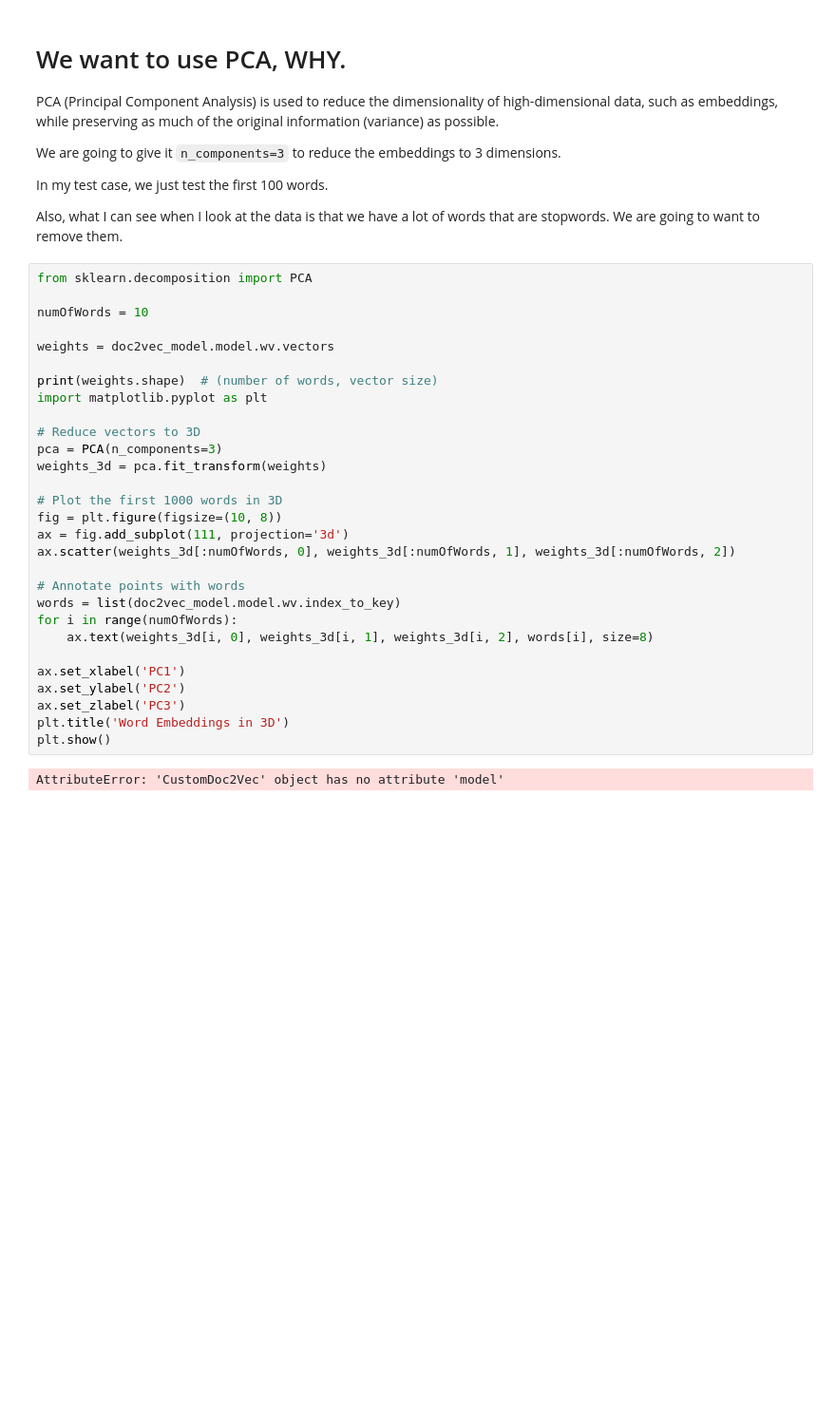
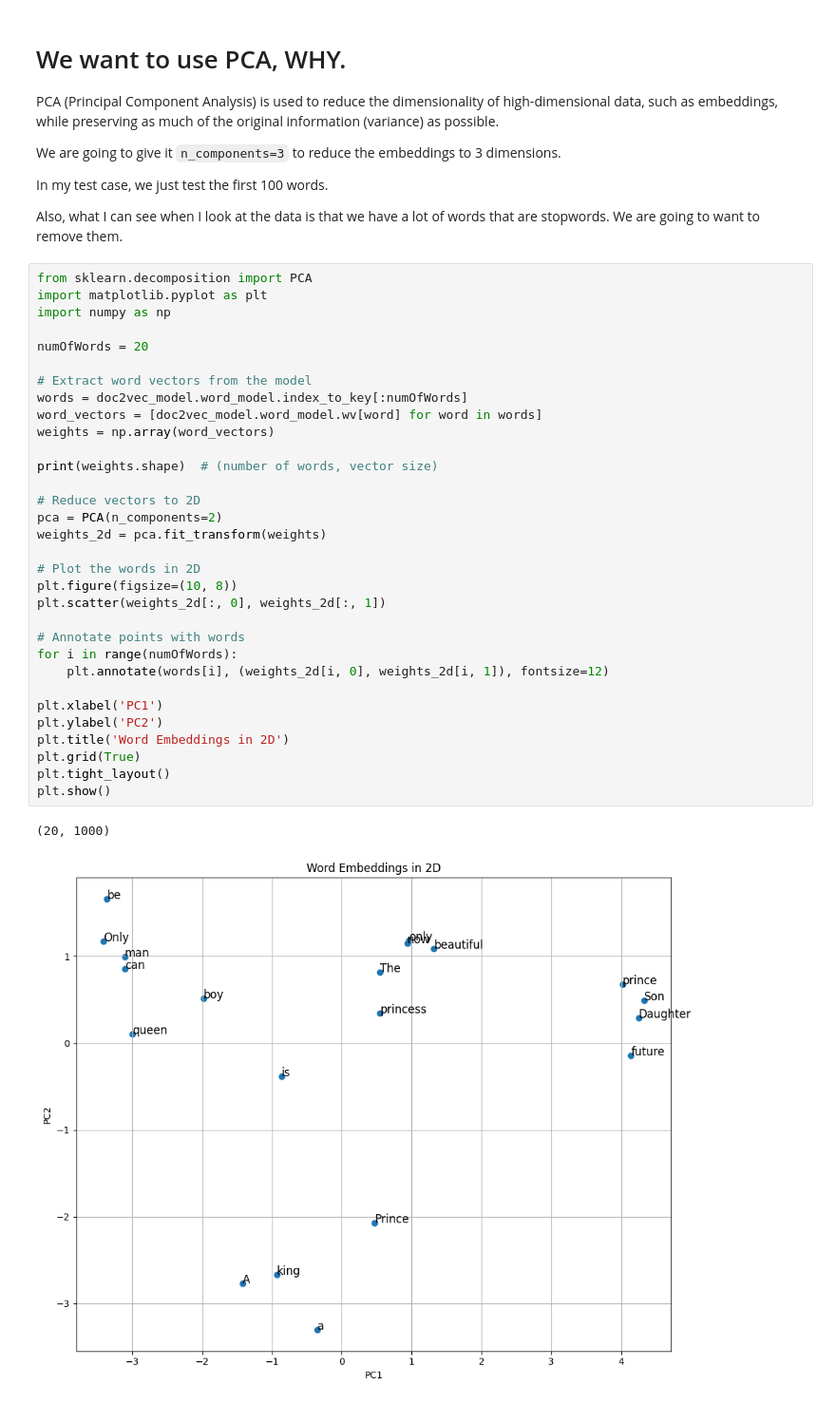
Before and after one commit to MorrisSimons/building_vectorstore_from_scratch, a Jupyter notebook: exp4_final_custom_vector_store.ipynb, the cells around one changed output. Shown: that part at 95% size. Cells and saved outputs as stored; diff of their text form; blank space fills up the shorter version.

```diff
--- a/exp4_final_custom_vector_store.ipynb
+++ b/exp4_final_custom_vector_store.ipynb
@@ -448,33 +454,37 @@ In my test case, we just test the first 100 words.
 Also, what I can see when I look at the data is that we have a lot of words that are stopwords. We are going to want to remove them.
 # %%
 from sklearn.decomposition import PCA
+import matplotlib.pyplot as plt
+import numpy as np
 
-numOfWords = 10
+numOfWords = 20
 
-weights = doc2vec_model.model.wv.vectors
+# Extract word vectors from the model
+words = doc2vec_model.word_model.index_to_key[:numOfWords]
+word_vectors = [doc2vec_model.word_model.wv[word] for word in words]
+weights = np.array(word_vectors)
 
 print(weights.shape)  # (number of words, vector size)
-import matplotlib.pyplot as plt
 
-# Reduce vectors to 3D
-pca = PCA(n_components=3)
-weights_3d = pca.fit_transform(weights)
+# Reduce vectors to 2D
+pca = PCA(n_components=2)
+weights_2d = pca.fit_transform(weights)
 
-# Plot the first 1000 words in 3D
-fig = plt.figure(figsize=(10, 8))
-ax = fig.add_subplot(111, projection='3d')
-ax.scatter(weights_3d[:numOfWords, 0], weights_3d[:numOfWords, 1], weights_3d[:numOfWords, 2])
+# Plot the words in 2D
+plt.figure(figsize=(10, 8))
+plt.scatter(weights_2d[:, 0], weights_2d[:, 1])
 
 # Annotate points with words
-words = list(doc2vec_model.model.wv.index_to_key)
 for i in range(numOfWords):
-    ax.text(weights_3d[i, 0], weights_3d[i, 1], weights_3d[i, 2], words[i], size=8)
+    plt.annotate(words[i], (weights_2d[i, 0], weights_2d[i, 1]), fontsize=12)
 
-ax.set_xlabel('PC1')
-ax.set_ylabel('PC2')
-ax.set_zlabel('PC3')
-plt.title('Word Embeddings in 3D')
+plt.xlabel('PC1')
+plt.ylabel('PC2')
+plt.title('Word Embeddings in 2D')
+plt.grid(True)
+plt.tight_layout()
 plt.show()
 # %% [output]
-AttributeError: 'CustomDoc2Vec' object has no attribute 'model'
+(20, 1000)
+[figure, added]
 # %%
```
Also changed, not shown: parts of 4 cells of this notebook.
